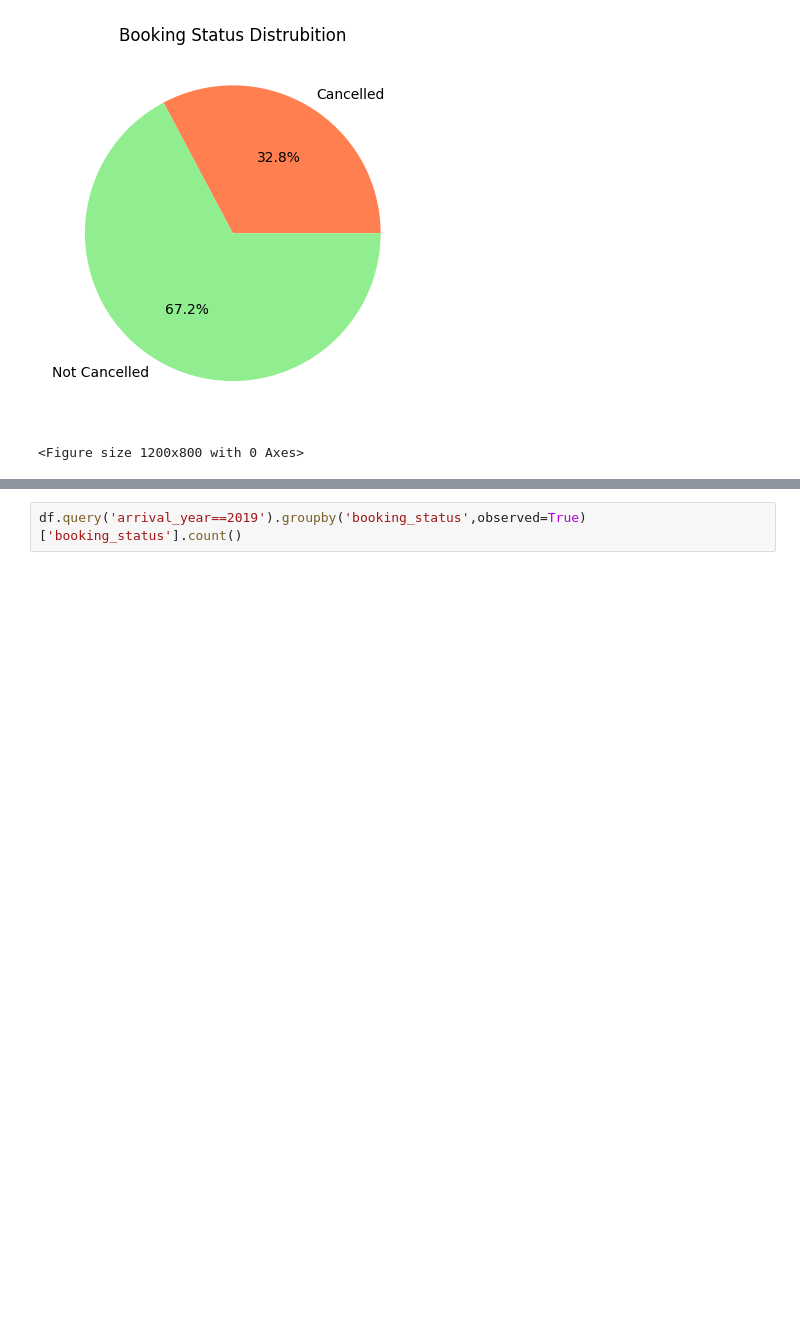
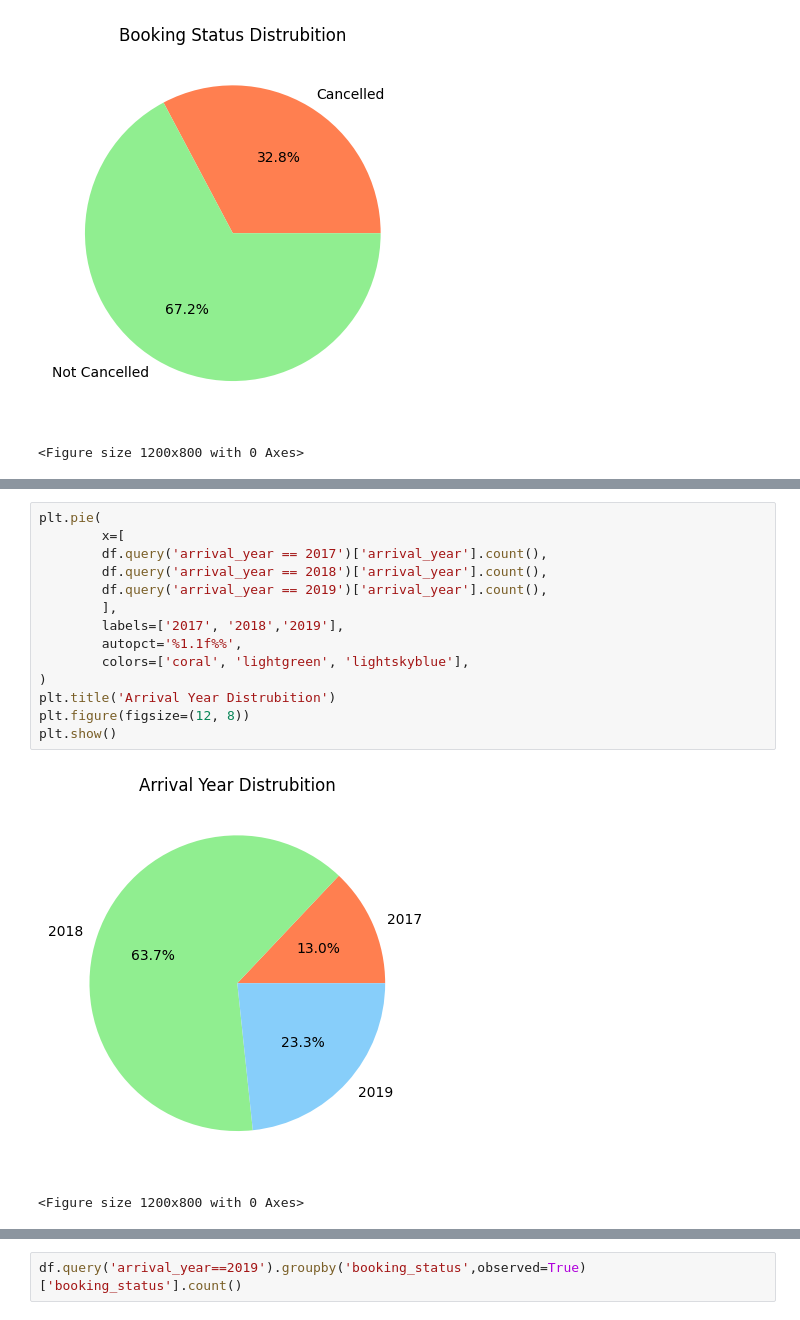
Before and after one commit to AslihanYoldas/ada-lovelace-final-project, a Jupyter notebook: data_viz.ipynb, the cells around one changed output, grey strips where cells are left out. Saved outputs shown, nothing was run; the diff lists cells and outputs as text; blank space fills up the shorter version.

```diff
--- a/data_viz.ipynb
+++ b/data_viz.ipynb
@@ -198,0 +85,17 @@ module.plot_bar(
+# %%
+plt.pie(
+        x=[
+        df.query('arrival_year == 2017')['arrival_year'].count(),
+        df.query('arrival_year == 2018')['arrival_year'].count(),
+        df.query('arrival_year == 2019')['arrival_year'].count(),
+        ],
+        labels=['2017', '2018','2019'],
+        autopct='%1.1f%%',
+        colors=['coral', 'lightgreen', 'lightskyblue'],
+)
+plt.title('Arrival Year Distrubition')
+plt.figure(figsize=(12, 8))
+plt.show()
+# %% [output]
+[figure, added]
+<Figure size 1200x800 with 0 Axes>
```
Also changed, not shown: parts of 61 cells of this notebook.
